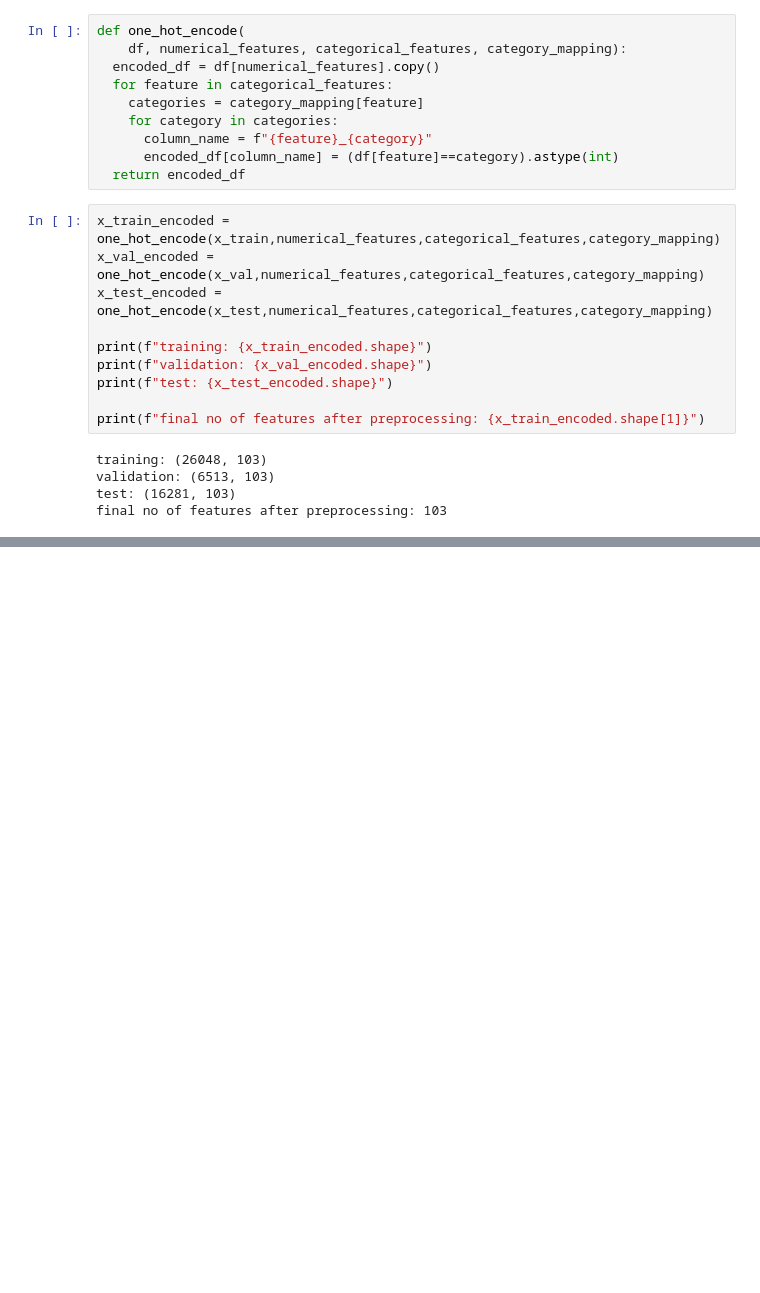
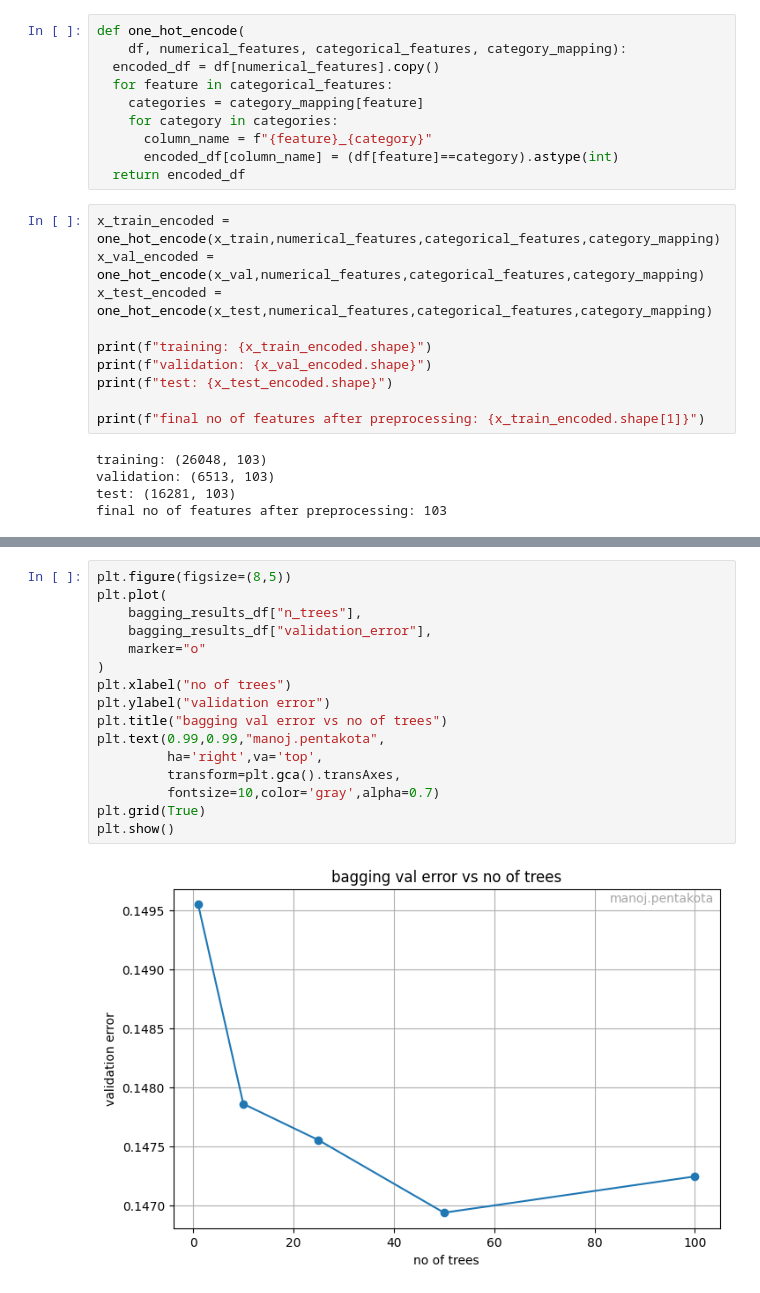
Before and after one commit to suryamanoj4/SMAI-Assignment-3, a Jupyter notebook: SMAI_Assignment_3.ipynb, the cells around one changed output, grey strips where cells are left out. Cells and saved outputs as stored; diff of their text form; blank space fills up the shorter version.

```diff
--- a/SMAI_Assignment_3.ipynb
+++ b/SMAI_Assignment_3.ipynb
@@ -812,0 +1190,18 @@ class RandomForest:
+# %%
+plt.figure(figsize=(8,5))
+plt.plot(
+    bagging_results_df["n_trees"],
+    bagging_results_df["validation_error"],
+    marker="o"
+)
+plt.xlabel("no of trees")
+plt.ylabel("validation error")
+plt.title("bagging val error vs no of trees")
+plt.text(0.99,0.99,"manoj.pentakota",
+         ha='right',va='top',
+         transform=plt.gca().transAxes,
+         fontsize=10,color='gray',alpha=0.7)
+plt.grid(True)
+plt.show()
+# %% [output]
+[figure, added]
```
Also changed, not shown: parts of 52 cells of this notebook.
